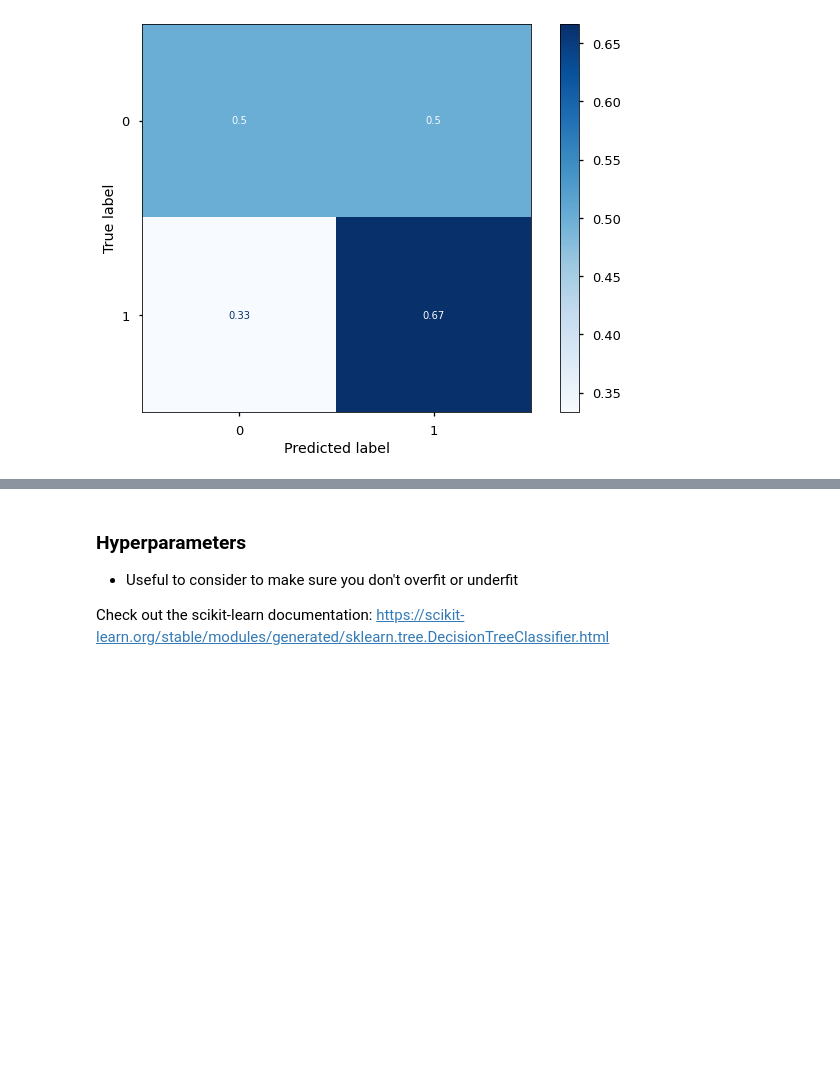
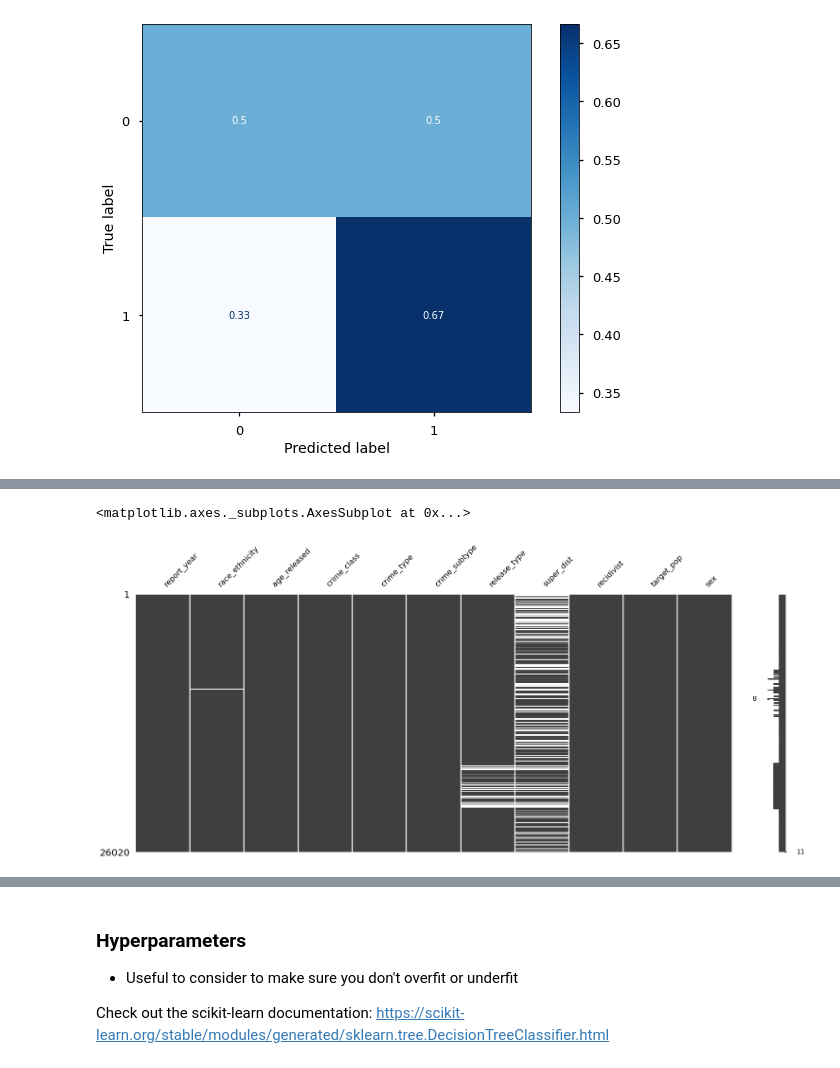
Before and after one commit to jirvingphd/fsds_pt_100719_cohort_notes, a Jupyter notebook: Instructor Notebooks/sect_29_decision_trees_instructor.ipynb, the cells around one changed output, grey strips where cells are left out. Saved outputs shown, nothing was run; the diff lists cells and outputs as text; code cells hidden in the pictures; blank space fills up the shorter version.

```diff
--- a/Instructor Notebooks/sect_29_decision_trees_instructor.ipynb
+++ b/Instructor Notebooks/sect_29_decision_trees_instructor.ipynb
@@ -429,0 +392,5 @@ metrics.accuracy_score(y_test,y_hat_test)
+# %%
+# # prisoners = "https://raw.githubusercontent.com/jirvingphd/dsc-3-final-project-online-ds-ft-021119/master/iowa_recidivism_renamed.csv"
+
+df = fs.datasets.load_iowa_prisoners(vers='clean',read_csv_kwds={'index_col':0})
+df.head()
@@ -429,0 +404,8 @@ metrics.accuracy_score(y_test,y_hat_test)
+# %%
+df= df.drop(columns=['yr_released'])
+# %%
+import missingno
+missingno.matrix(df)
+# %% [output]
+<matplotlib.axes._subplots.AxesSubplot at 0x...>
+[figure, added]
```
Also changed, not shown: parts of 93 cells of this notebook, 16 other files.
